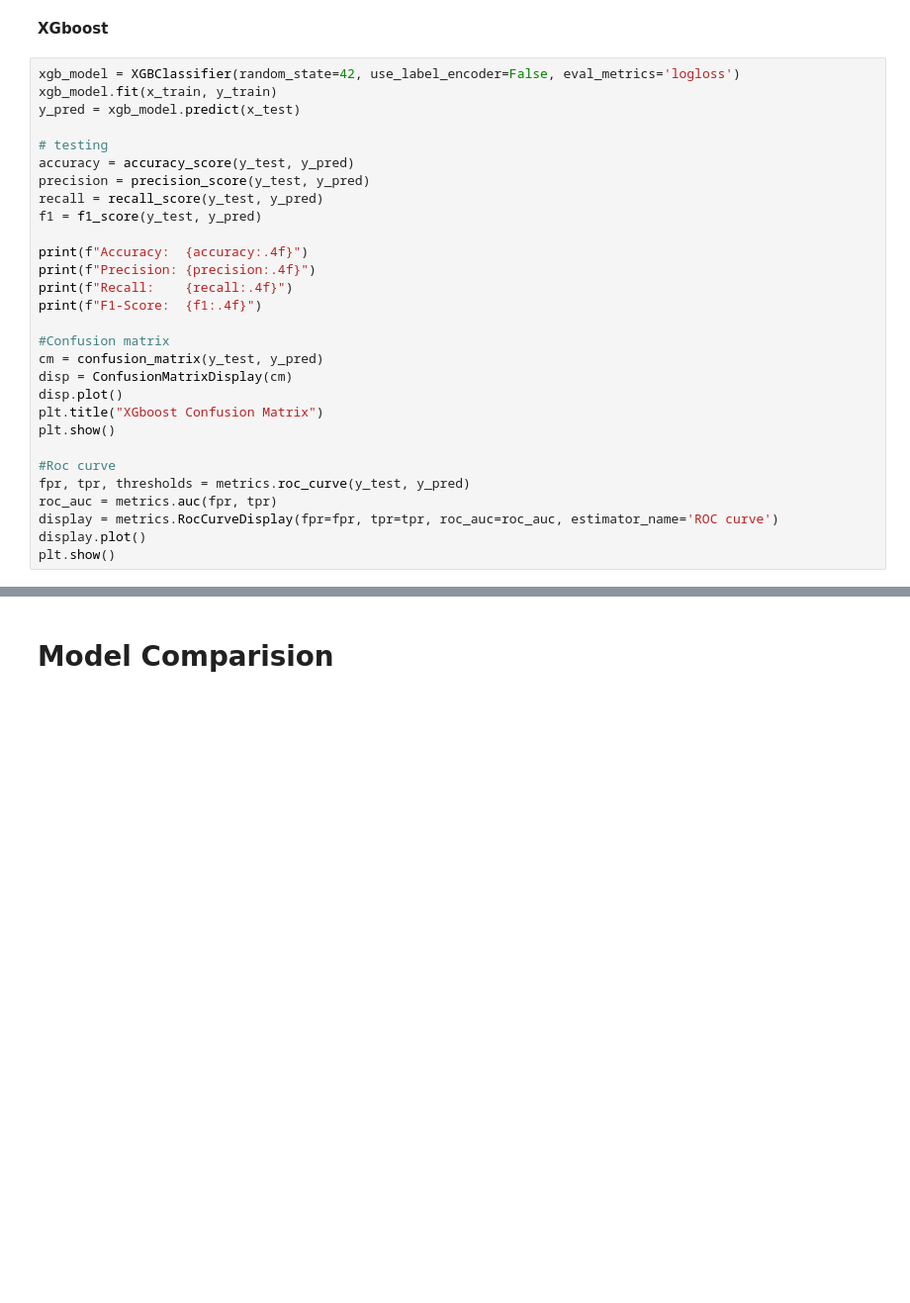
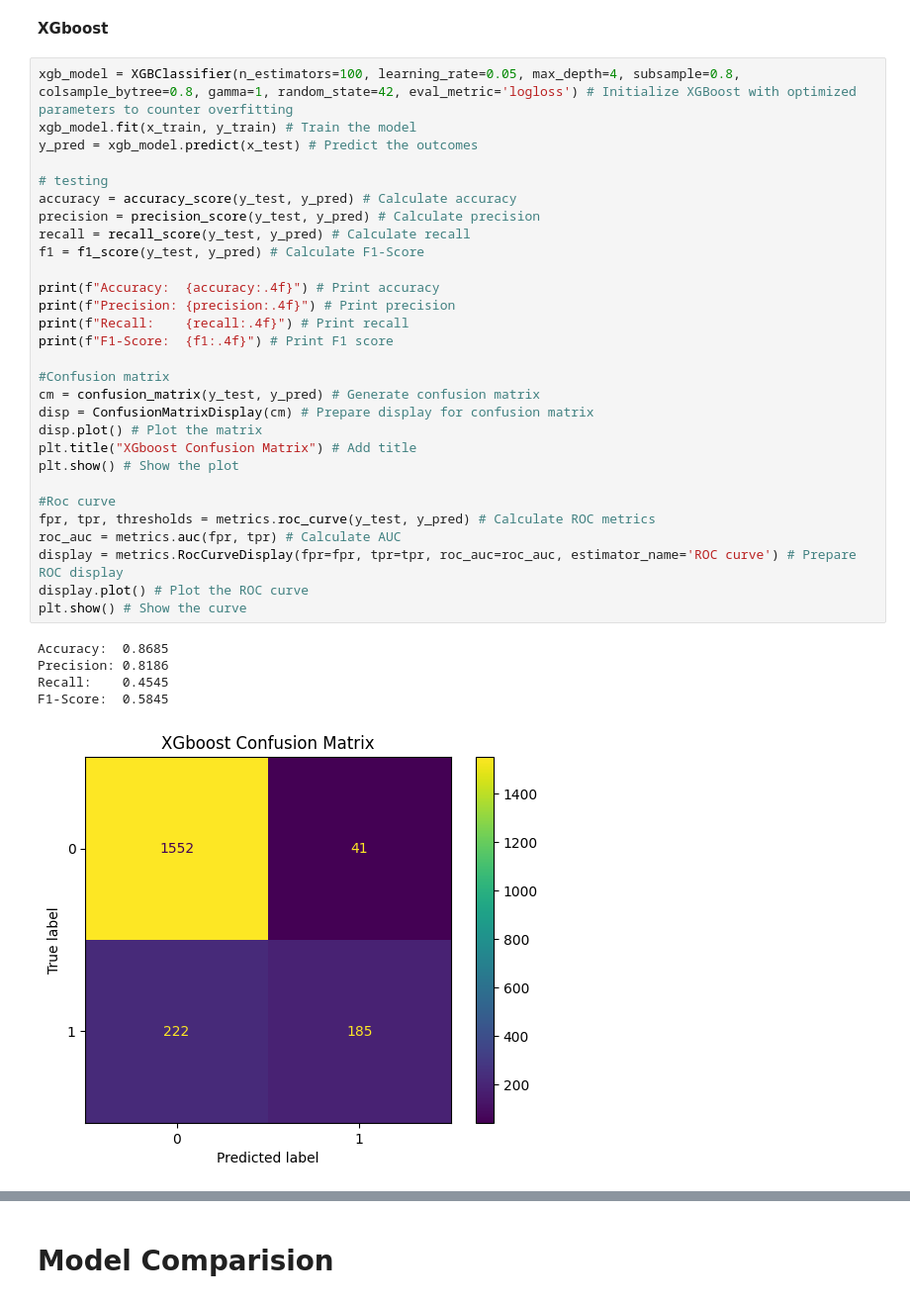
Before and after one commit to Ziyodilla440/customer-churn, a Jupyter notebook: CustomerChurn.ipynb, the cells around one changed output, grey strips where cells are left out. Shown at 99% size. Saved outputs shown, nothing was run; the diff lists cells and outputs as text; blank space fills up the shorter version.

```diff
--- a/CustomerChurn.ipynb
+++ b/CustomerChurn.ipynb
@@ -265,31 +415,37 @@ plt.show()
 # %% [markdown]
 **XGboost**
 # %%
-xgb_model = XGBClassifier(random_state=42, use_label_encoder=False, eval_metrics='logloss')
-xgb_model.fit(x_train, y_train)
-y_pred = xgb_model.predict(x_test)
+xgb_model = XGBClassifier(n_estimators=100, learning_rate=0.05, max_depth=4, subsample=0.8, colsample_bytree=0.8, gamma=1, random_state=42, eval_metric='logloss') # Initialize XGBoost with optimized parameters to counter overfitting
+xgb_model.fit(x_train, y_train) # Train the model
+y_pred = xgb_model.predict(x_test) # Predict the outcomes
 
 # testing
-accuracy = accuracy_score(y_test, y_pred)
-precision = precision_score(y_test, y_pred)
-recall = recall_score(y_test, y_pred)
-f1 = f1_score(y_test, y_pred)
+accuracy = accuracy_score(y_test, y_pred) # Calculate accuracy
+precision = precision_score(y_test, y_pred) # Calculate precision
+recall = recall_score(y_test, y_pred) # Calculate recall
+f1 = f1_score(y_test, y_pred) # Calculate F1-Score
 
-print(f"Accuracy:  {accuracy:.4f}")
-print(f"Precision: {precision:.4f}")
-print(f"Recall:    {recall:.4f}")
-print(f"F1-Score:  {f1:.4f}")
+print(f"Accuracy:  {accuracy:.4f}") # Print accuracy
+print(f"Precision: {precision:.4f}") # Print precision
+print(f"Recall:    {recall:.4f}") # Print recall
+print(f"F1-Score:  {f1:.4f}") # Print F1 score
 
 #Confusion matrix
-cm = confusion_matrix(y_test, y_pred)
-disp = ConfusionMatrixDisplay(cm)
-disp.plot()
-plt.title("XGboost Confusion Matrix")
-plt.show()
+cm = confusion_matrix(y_test, y_pred) # Generate confusion matrix
+disp = ConfusionMatrixDisplay(cm) # Prepare display for confusion matrix
+disp.plot() # Plot the matrix
+plt.title("XGboost Confusion Matrix") # Add title
+plt.show() # Show the plot
 
 #Roc curve
-fpr, tpr, thresholds = metrics.roc_curve(y_test, y_pred)
-roc_auc = metrics.auc(fpr, tpr)
-display = metrics.RocCurveDisplay(fpr=fpr, tpr=tpr, roc_auc=roc_auc, estimator_name='ROC curve')
-display.plot()
-plt.show()
+fpr, tpr, thresholds = metrics.roc_curve(y_test, y_pred) # Calculate ROC metrics
+roc_auc = metrics.auc(fpr, tpr) # Calculate AUC
+display = metrics.RocCurveDisplay(fpr=fpr, tpr=tpr, roc_auc=roc_auc, estimator_name='ROC curve') # Prepare ROC display
+display.plot() # Plot the ROC curve
+plt.show() # Show the curve
+# %% [output]
+Accuracy:  0.8685
+Precision: 0.8186
+Recall:    0.4545
+F1-Score:  0.5845
+[figure, added]
```
Also changed, not shown: parts of 20 cells of this notebook.
